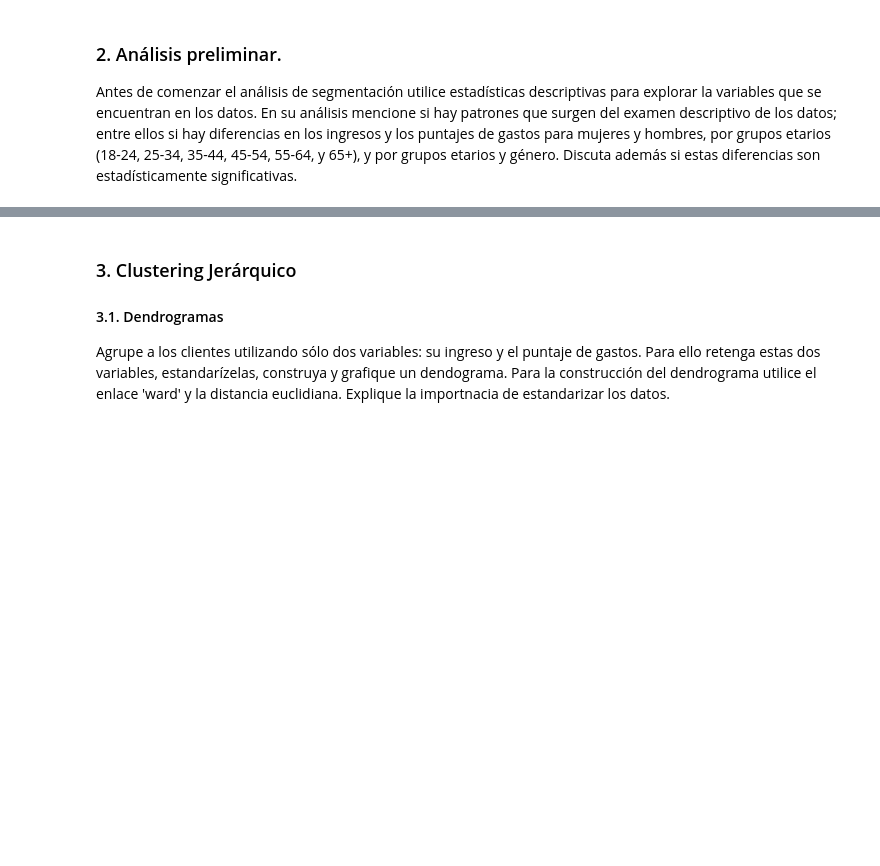
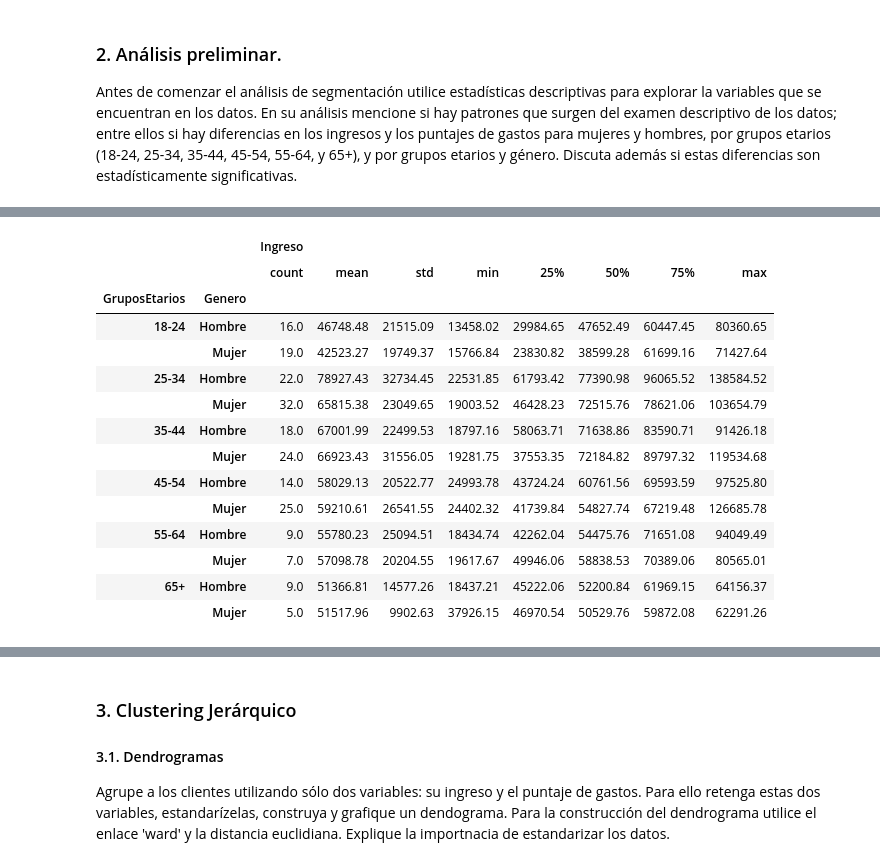
Before and after one commit to sebastian23escobar/Aprendizaje_no_supervisado, a Jupyter notebook: Taller2/S4_Taller_Jerarquico_DBSCAN.ipynb, the cells around one changed output, grey strips where cells are left out. Cells and saved outputs as stored; diff of their text form; code cells hidden in the pictures; blank space fills up the shorter version.

```diff
--- a/Taller2/S4_Taller_Jerarquico_DBSCAN.ipynb
+++ b/Taller2/S4_Taller_Jerarquico_DBSCAN.ipynb
@@ -138,0 +137,22 @@ round(estadisticas_por_categoria[['Ingreso', 'Puntaje_Gasto']],2)
+# %%
+# Agrupar por las variables categóricas "Grupo Etario" y "Genero", luego calcular estadísticas descriptivas
+estadisticas_por_categoria = df.groupby(['GruposEtarios', 'Genero']).describe()
+
+# Mostrar las estadísticas descriptivas por categorías
+round(estadisticas_por_categoria[['Ingreso']],2)
+# %% [output]
+|  |  | Ingreso |  |  |  |  |  |  |  |
+|  |  | count | mean | std | min | 25% | 50% | 75% | max |
+| GruposEtarios | Genero |  |  |  |  |  |  |  |  |
+| 18-24 | Hombre | 16.0 | 46748.48 | 21515.09 | 13458.02 | 29984.65 | 47652.49 | 60447.45 | 80360.65 |
+|  | Mujer | 19.0 | 42523.27 | 19749.37 | 15766.84 | 23830.82 | 38599.28 | 61699.16 | 71427.64 |
+| 25-34 | Hombre | 22.0 | 78927.43 | 32734.45 | 22531.85 | 61793.42 | 77390.98 | 96065.52 | 138584.52 |
+|  | Mujer | 32.0 | 65815.38 | 23049.65 | 19003.52 | 46428.23 | 72515.76 | 78621.06 | 103654.79 |
+| 35-44 | Hombre | 18.0 | 67001.99 | 22499.53 | 18797.16 | 58063.71 | 71638.86 | 83590.71 | 91426.18 |
+|  | Mujer | 24.0 | 66923.43 | 31556.05 | 19281.75 | 37553.35 | 72184.82 | 89797.32 | 119534.68 |
+| 45-54 | Hombre | 14.0 | 58029.13 | 20522.77 | 24993.78 | 43724.24 | 60761.56 | 69593.59 | 97525.80 |
+|  | Mujer | 25.0 | 59210.61 | 26541.55 | 24402.32 | 41739.84 | 54827.74 | 67219.48 | 126685.78 |
+| 55-64 | Hombre | 9.0 | 55780.23 | 25094.51 | 18434.74 | 42262.04 | 54475.76 | 71651.08 | 94049.49 |
+|  | Mujer | 7.0 | 57098.78 | 20204.55 | 19617.67 | 49946.06 | 58838.53 | 70389.06 | 80565.01 |
+| 65+ | Hombre | 9.0 | 51366.81 | 14577.26 | 18437.21 | 45222.06 | 52200.84 | 61969.15 | 64156.37 |
+|  | Mujer | 5.0 | 51517.96 | 9902.63 | 37926.15 | 46970.54 | 50529.76 | 59872.08 | 62291.26 |
```
Also changed, not shown: parts of 21 cells of this notebook.
